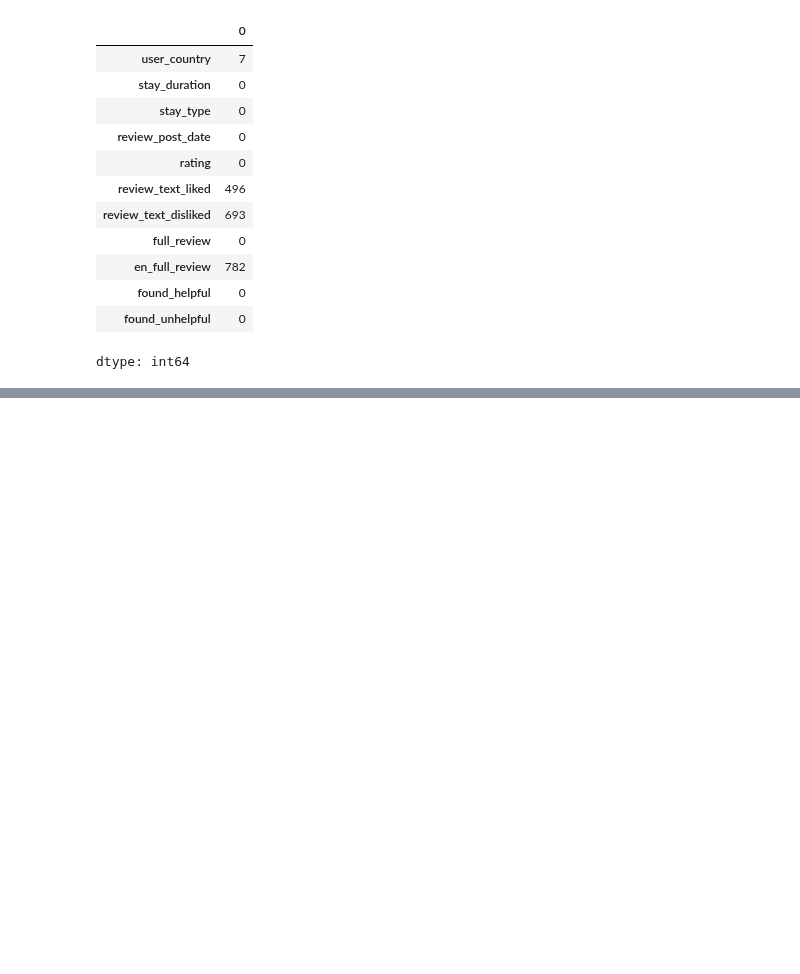
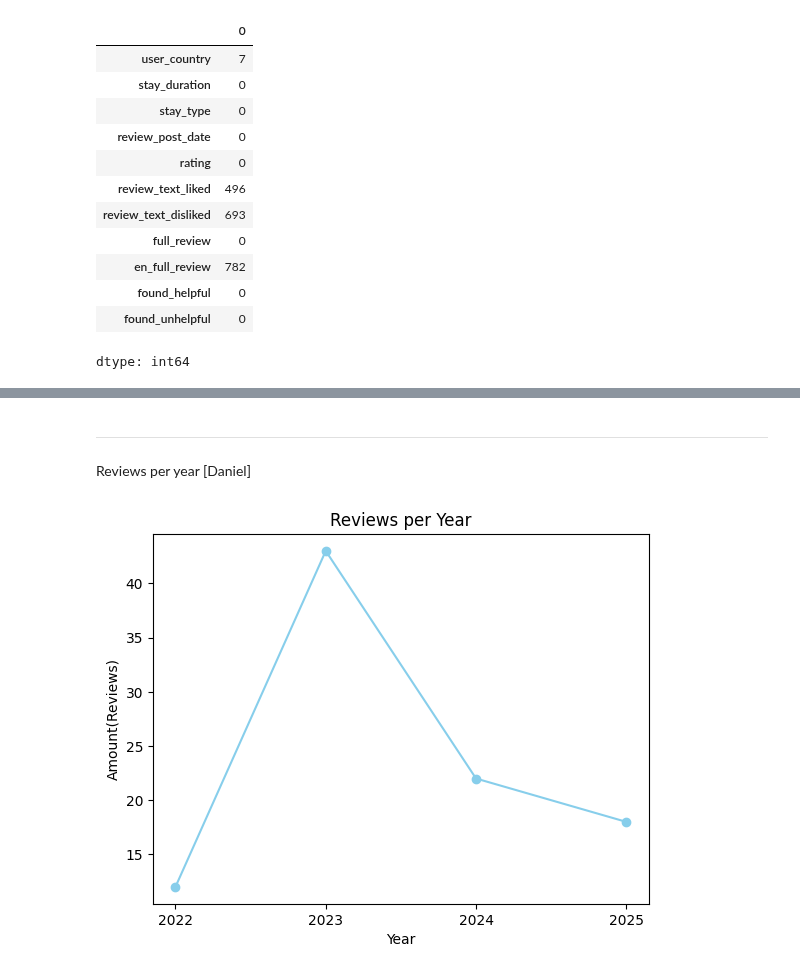
Before and after one commit to danielgancino/act2_si_225_group4, a Jupyter notebook: act2_si_eda_225_group4.ipynb, the cells around one changed output, grey strips where cells are left out. Drawn from its saved outputs; the diff is of its cells as text; code cells hidden in the pictures; blank space fills up the shorter version.

```diff
--- a/act2_si_eda_225_group4.ipynb
+++ b/act2_si_eda_225_group4.ipynb
@@ -122,0 +328,3 @@ dtype: int64
+# %%
+reviews_per_year = df.groupby('review_year').size()
+reviews_per_year
@@ -122,0 +378,9 @@ dtype: int64
+# %% [markdown]
+----------------
+Reviews per year [Daniel]
+# %%
+reviews_per_year.plot(kind='line', title='Reviews per Year', xlabel='Year', ylabel='Amount(Reviews)', color='skyblue', marker='o')
+plt.xticks(reviews_per_year.index, rotation=0)
+plt.show()
+# %% [output]
+[figure, added]
```
Also changed, not shown: parts of 33 cells of this notebook.
